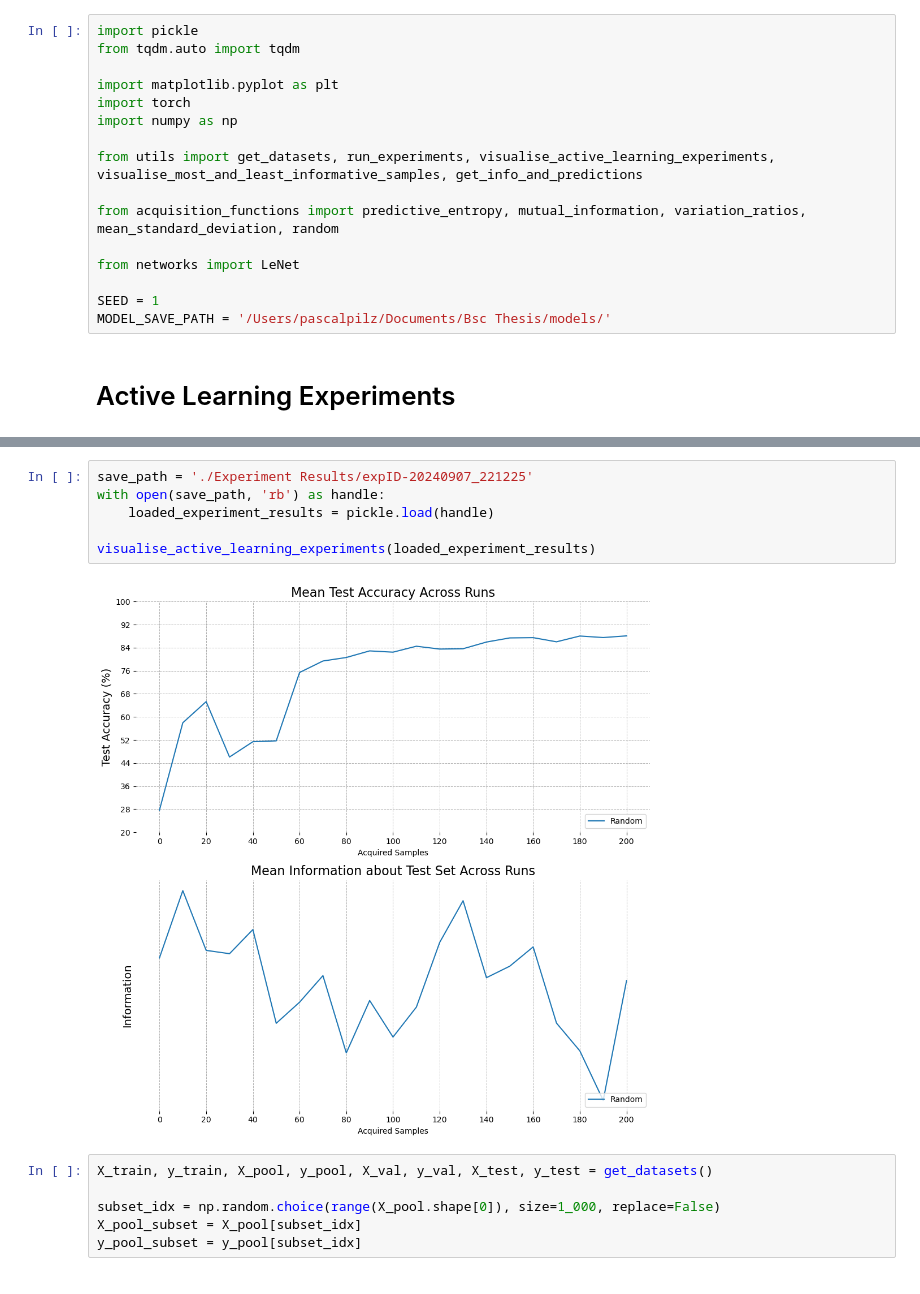
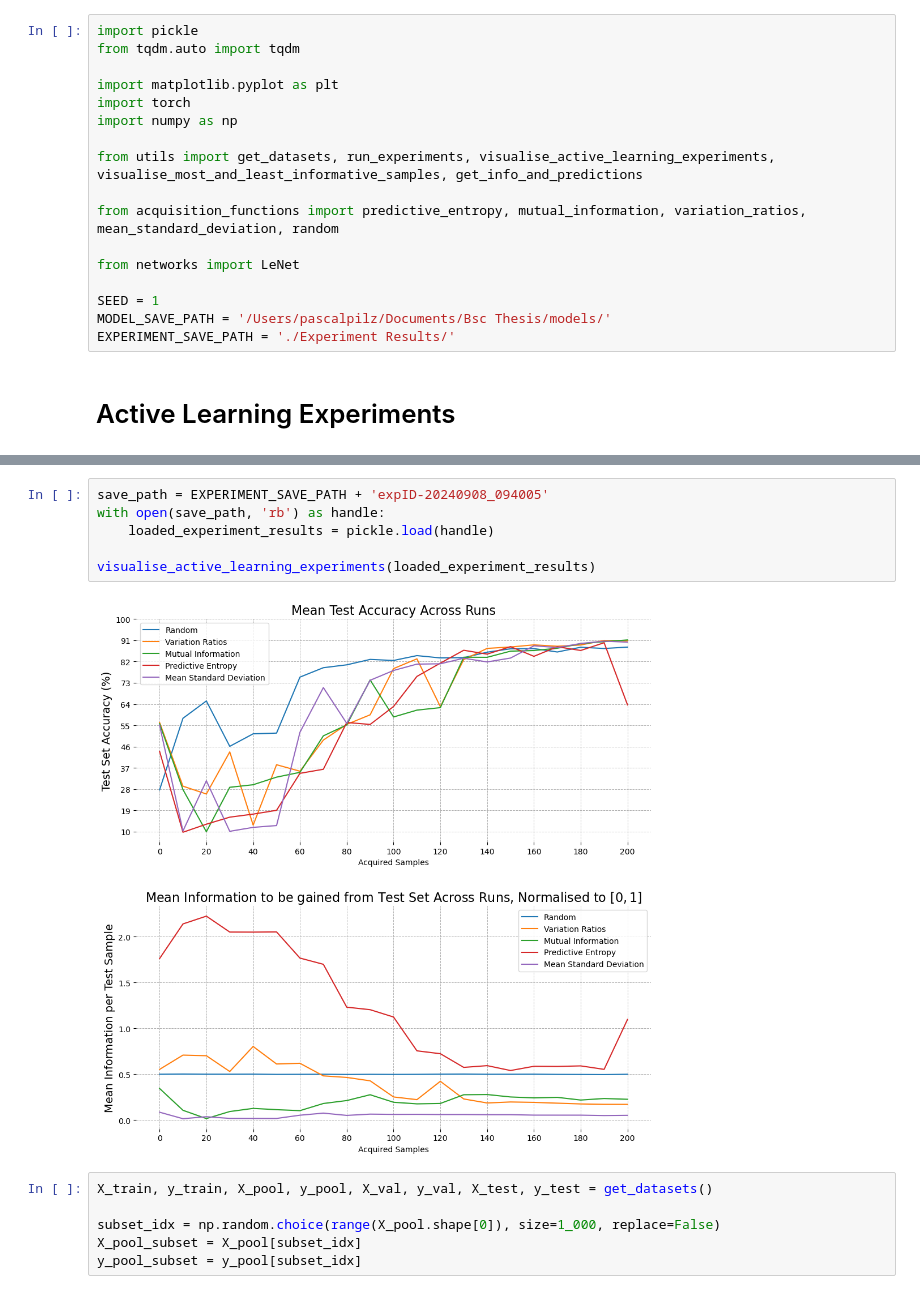
Before and after one commit to pilzpascal/2024s-bsc-practical-work, a Jupyter notebook: Active Learning.ipynb, the cells around one changed output, grey strips where cells are left out. Saved outputs shown, nothing was run; the diff lists cells and outputs as text.

```diff
--- a/Active Learning.ipynb
+++ b/Active Learning.ipynb
@@ -14,6 +14,7 @@ from networks import LeNet
 
 SEED = 1
 MODEL_SAVE_PATH = '/Users/pascalpilz/Documents/Bsc Thesis/models/'
+EXPERIMENT_SAVE_PATH = './Experiment Results/'
 # %% [markdown]
 # Active Learning Experiments
 # %%
@@ -56,11 +55,11 @@ experiment_results, save_path\
 # %%
-save_path = './Experiment Results/expID-20240907_221225'
+save_path = EXPERIMENT_SAVE_PATH + 'expID-20240908_094005'
 with open(save_path, 'rb') as handle:
     loaded_experiment_results = pickle.load(handle)
 
 visualise_active_learning_experiments(loaded_experiment_results)
 # %% [output]
-[figure, old version]
+[figure, new version]
 # %%
 X_train, y_train, X_pool, y_pool, X_val, y_val, X_test, y_test = get_datasets()
 
```
Also changed, not shown: parts of 1 cell of this notebook, 2 other files.
